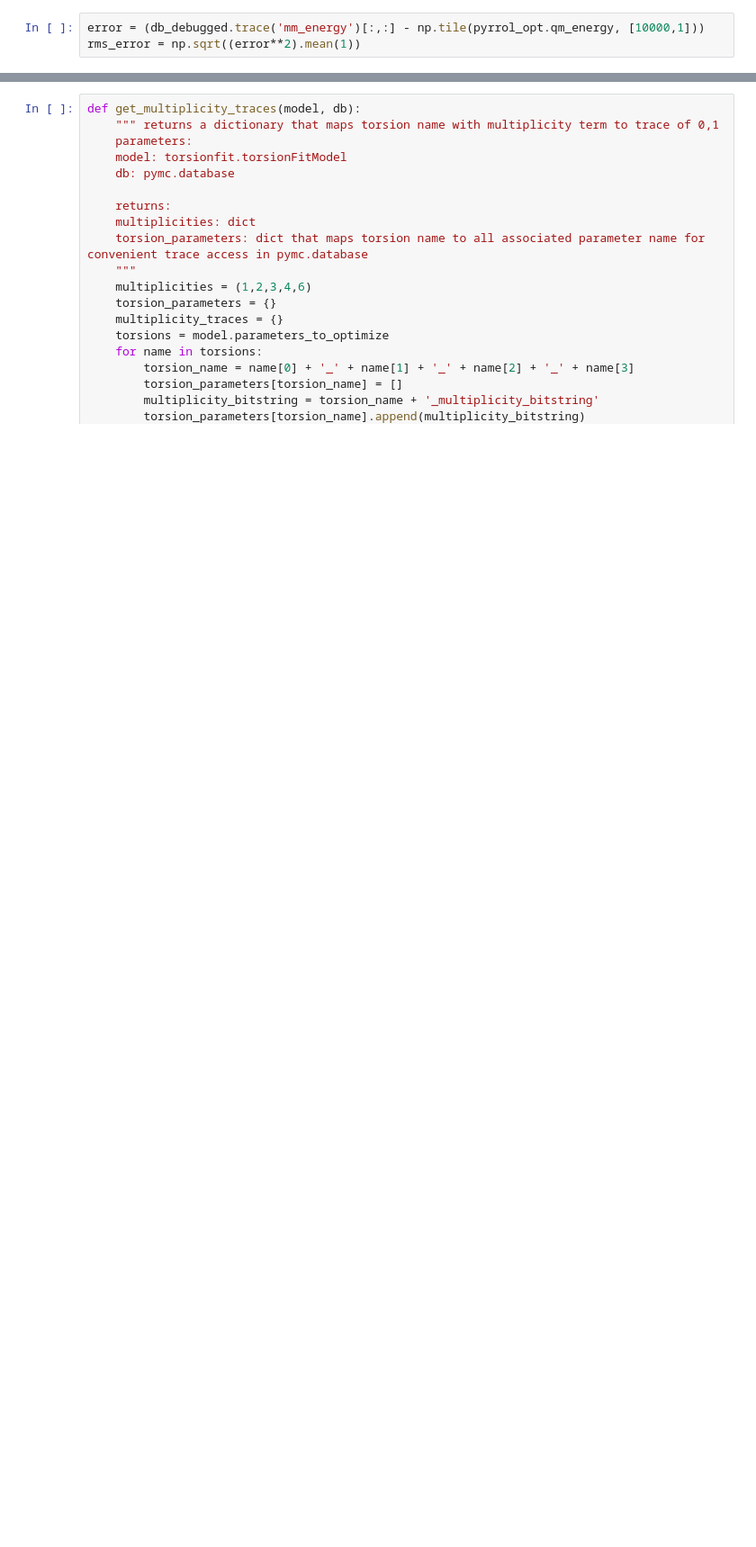
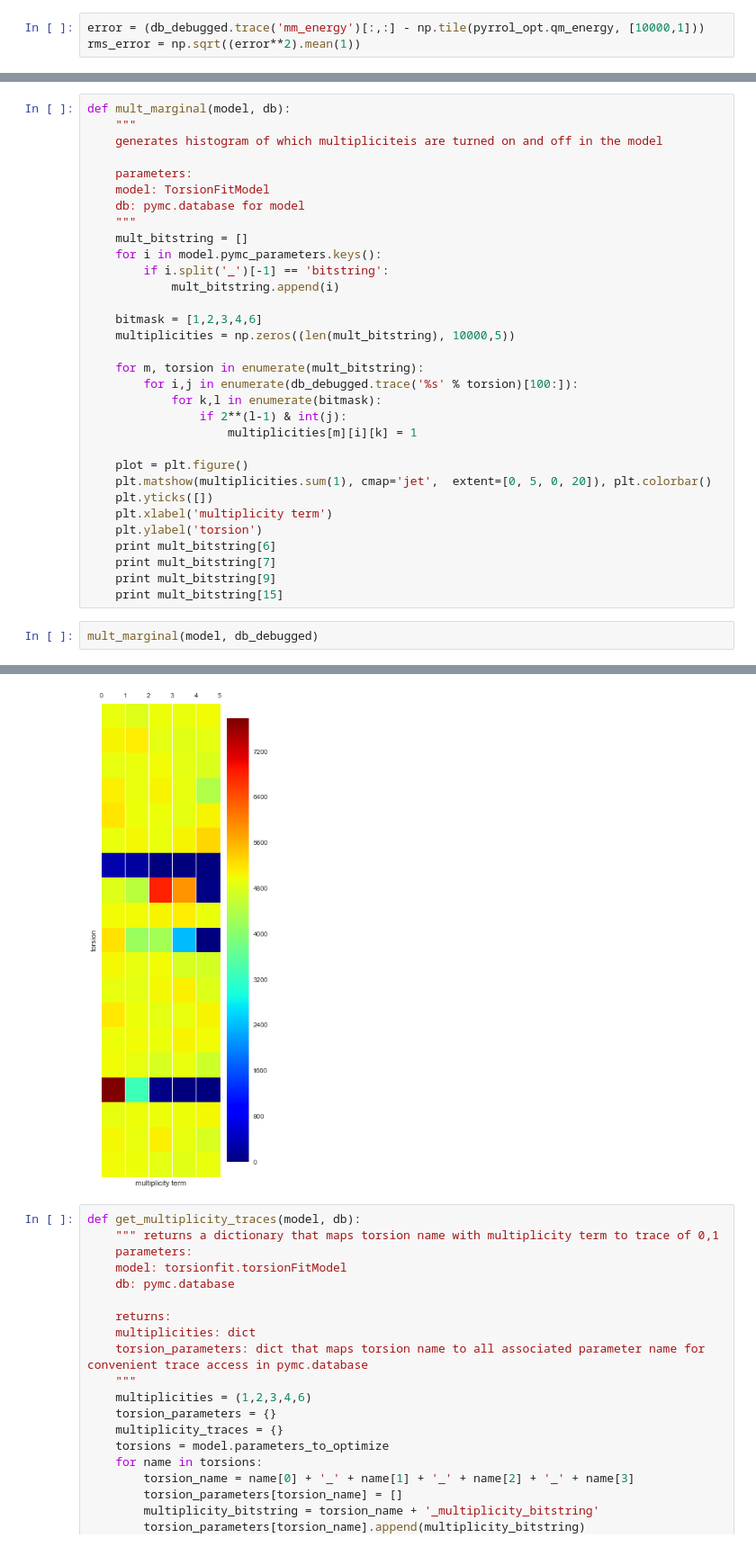
Before and after one commit to choderalab/torsionfit, a Jupyter notebook: examples/data/pyrrole/4_19_16/analysis_4_19_16.ipynb, the cells around one changed output, grey strips where cells are left out. Shown at 90% size. Cells and saved outputs as stored; diff of their text form; blank space fills up the shorter version.

```diff
--- a/examples/data/pyrrole/4_19_16/analysis_4_19_16.ipynb
+++ b/examples/data/pyrrole/4_19_16/analysis_4_19_16.ipynb
@@ -85,0 +100,35 @@ deviance = plt.plot(db_debugged.trace('deviance')[100:], label = 'deviance')
+# %%
+def mult_marginal(model, db):
+    """
+    generates histogram of which multipliciteis are turned on and off in the model
+
+    parameters:
+    model: TorsionFitModel
+    db: pymc.database for model
+    """
+    mult_bitstring = []
+    for i in model.pymc_parameters.keys():
+        if i.split('_')[-1] == 'bitstring':
+            mult_bitstring.append(i)
+
+    bitmask = [1,2,3,4,6]
+    multiplicities = np.zeros((len(mult_bitstring), 10000,5))
+
+    for m, torsion in enumerate(mult_bitstring):
+        for i,j in enumerate(db_debugged.trace('%s' % torsion)[100:]):
+            for k,l in enumerate(bitmask):
+                if 2**(l-1) & int(j):
+                    multiplicities[m][i][k] = 1
+
+    plot = plt.figure()
+    plt.matshow(multiplicities.sum(1), cmap='jet',  extent=[0, 5, 0, 20]), plt.colorbar()
+    plt.yticks([])
+    plt.xlabel('multiplicity term')
+    plt.ylabel('torsion')
+    print mult_bitstring[6]
+    print mult_bitstring[7]
+    print mult_bitstring[9]
+    print mult_bitstring[15]
+# %%
+mult_marginal(model, db_debugged)
+# %% [output]
@@ -86,3 +140,4 @@ deviance = plt.plot(db_debugged.trace('deviance')[100:], label = 'deviance')
+[figure, added]
 # %%
 def get_multiplicity_traces(model, db):
     """ returns a dictionary that maps torsion name with multiplicity term to trace of 0,1
```
Also changed, not shown: parts of 22 cells of this notebook, 19 other files.
